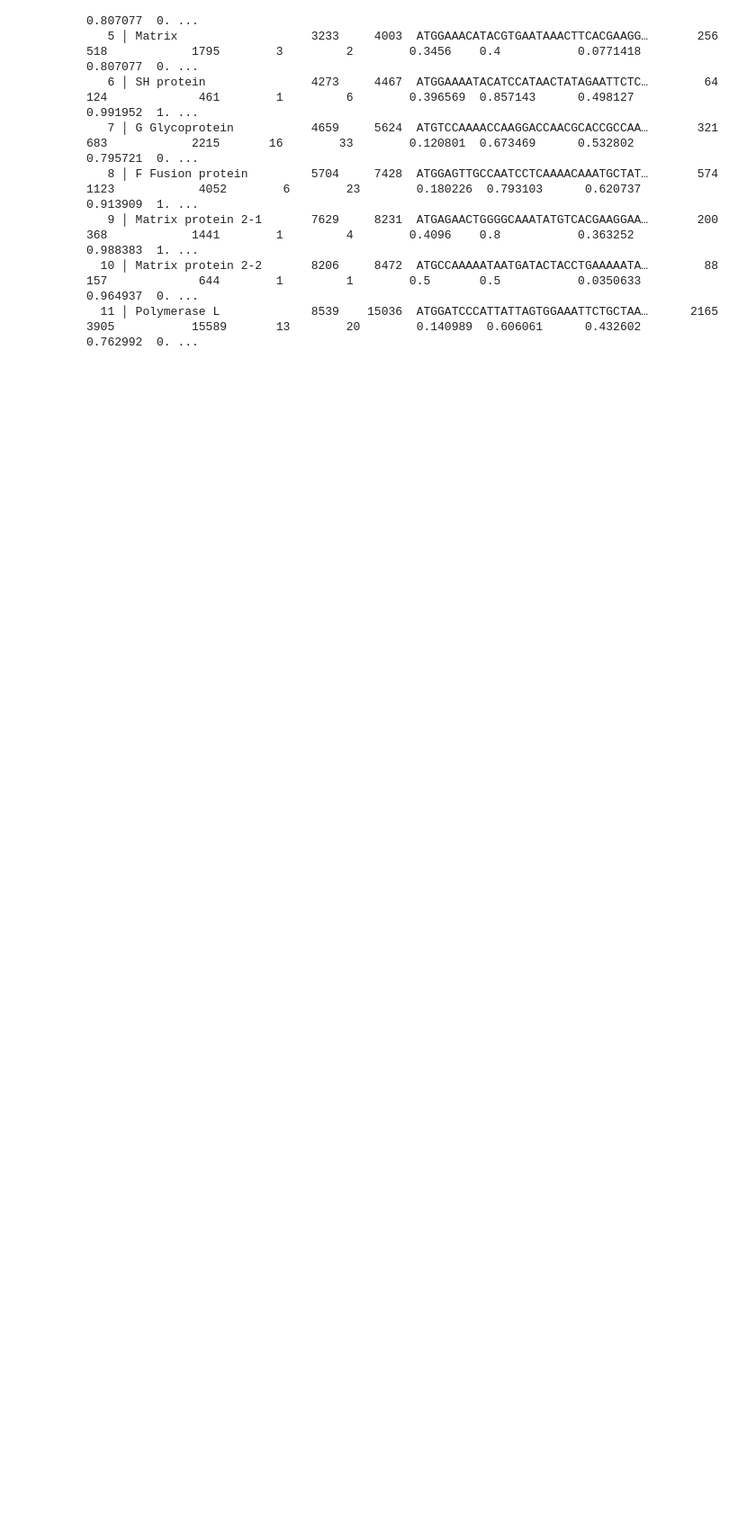
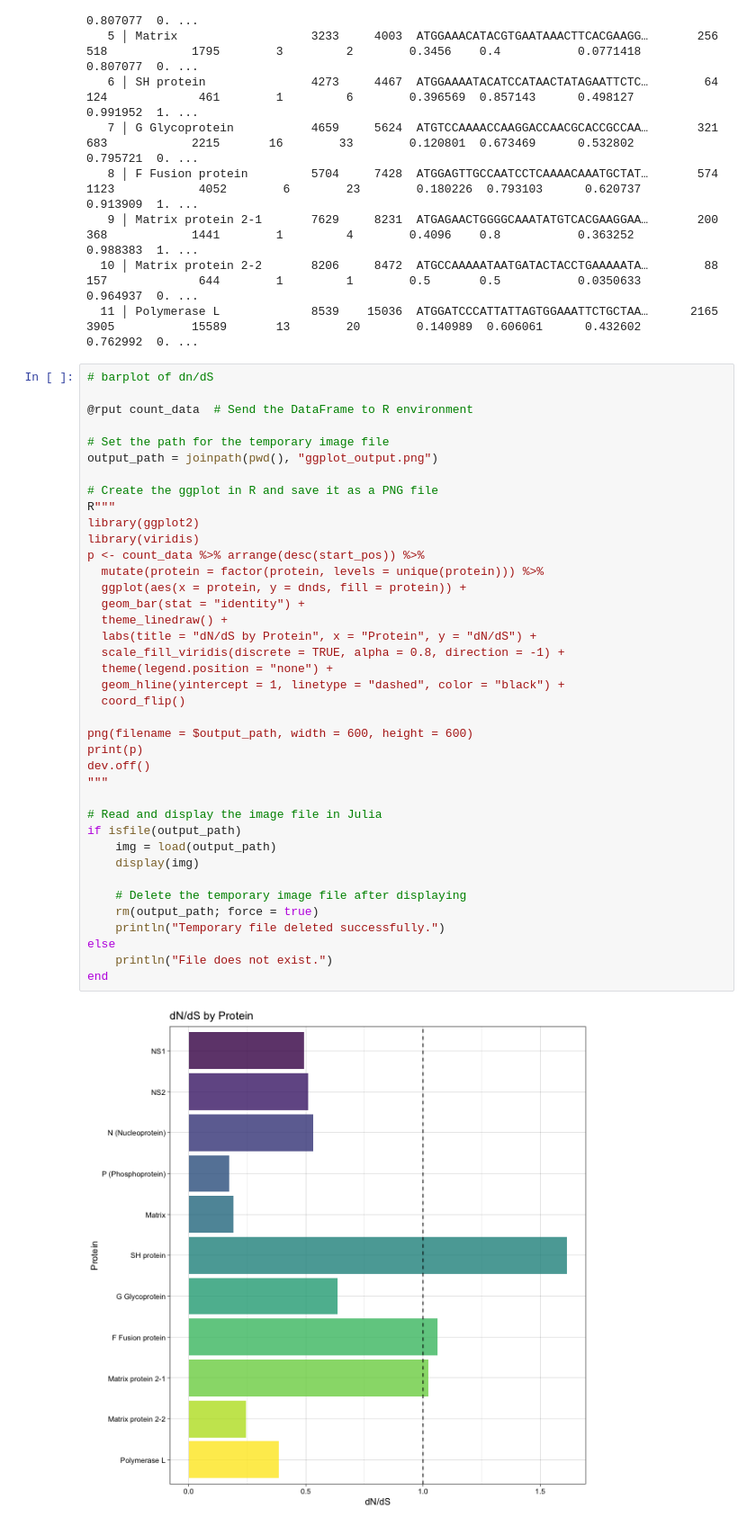
Before and after one commit to ewanwsmith/RSV_haplotype_reconstruction, a Jupyter notebook: src/variants.ipynb, the cells around one changed output. Shown at 90% size. Drawn from its saved outputs; the diff is of its cells as text; blank space fills up the shorter version.

Commit message:
barplot with / without error bars

```diff
--- a/src/variants.ipynb
+++ b/src/variants.ipynb
@@ -973,3 +973,44 @@ println(count_data)
    9 │ Matrix protein 2-1       7629     8231  ATGAGAACTGGGGCAAATATGTCACGAAGGAA…       200            368            1441        1         4        0.4096    0.8           0.363252        0.988383  1. ...
   10 │ Matrix protein 2-2       8206     8472  ATGCCAAAAATAATGATACTACCTGAAAAATA…        88            157             644        1         1        0.5       0.5           0.0350633       0.964937  0. ...
   11 │ Polymerase L             8539    15036  ATGGATCCCATTATTAGTGGAAATTCTGCTAA…      2165           3905           15589       13        20        0.140989  0.606061      0.432602        0.762992  0. ...
+# %%
+# barplot of dn/dS
+
+@rput count_data  # Send the DataFrame to R environment
+
+# Set the path for the temporary image file
+output_path = joinpath(pwd(), "ggplot_output.png")
+
+# Create the ggplot in R and save it as a PNG file
+R"""
+library(ggplot2)
+library(viridis)
+p <- count_data %>% arrange(desc(start_pos)) %>%
+  mutate(protein = factor(protein, levels = unique(protein))) %>%
+  ggplot(aes(x = protein, y = dnds, fill = protein)) +
+  geom_bar(stat = "identity") +
+  theme_linedraw() +
+  labs(title = "dN/dS by Protein", x = "Protein", y = "dN/dS") +
+  scale_fill_viridis(discrete = TRUE, alpha = 0.8, direction = -1) +
+  theme(legend.position = "none") +
+  geom_hline(yintercept = 1, linetype = "dashed", color = "black") +
+  coord_flip()
+
+png(filename = $output_path, width = 600, height = 600)
+print(p)
+dev.off()
+"""
+
+# Read and display the image file in Julia
+if isfile(output_path)
+    img = load(output_path)
+    display(img)
+
+    # Delete the temporary image file after displaying
+    rm(output_path; force = true)
+    println("Temporary file deleted successfully.")
+else
+    println("File does not exist.")
+end
+# %% [output]
+[figure, added]
```
Also changed, not shown: parts of 2 cells of this notebook.
